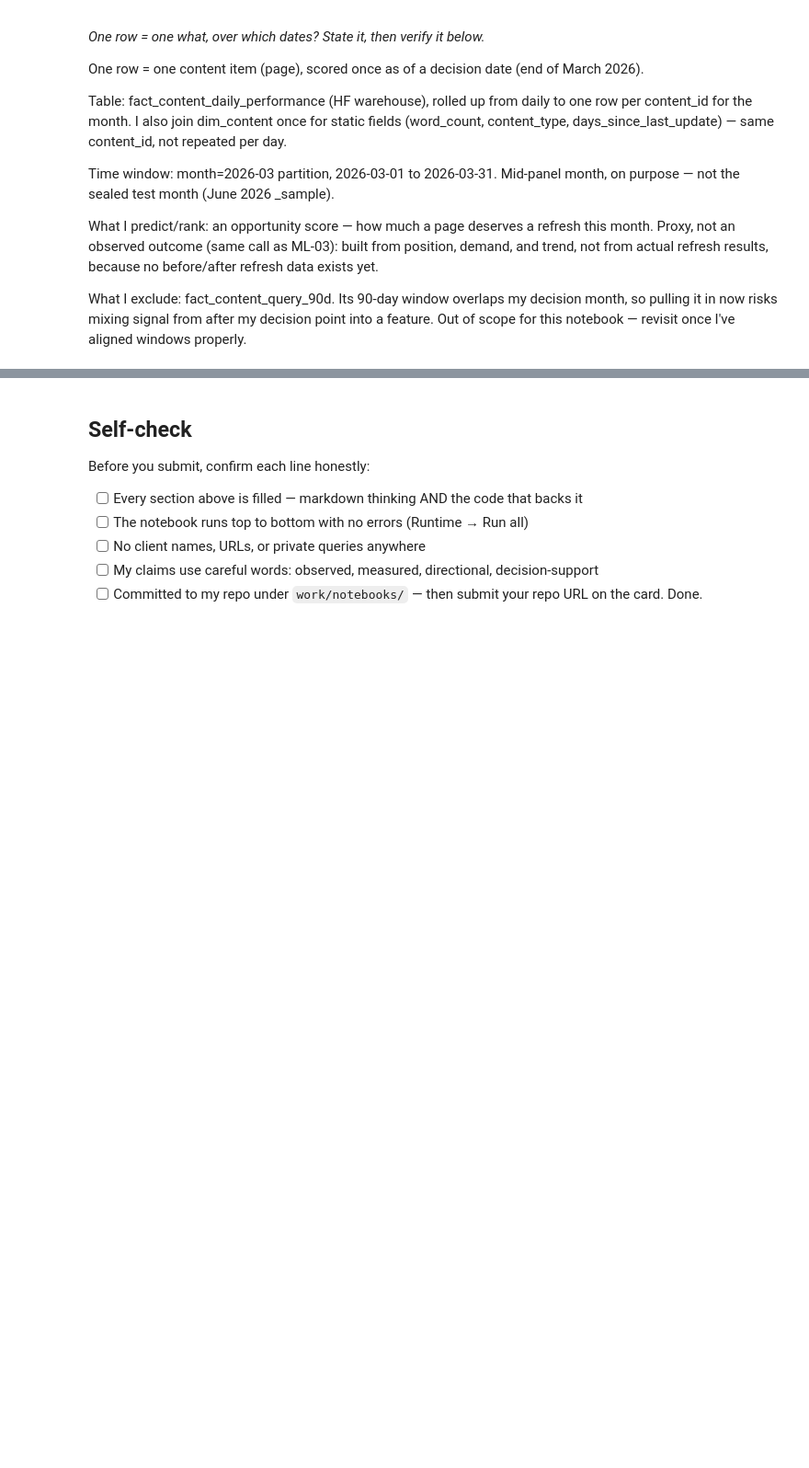
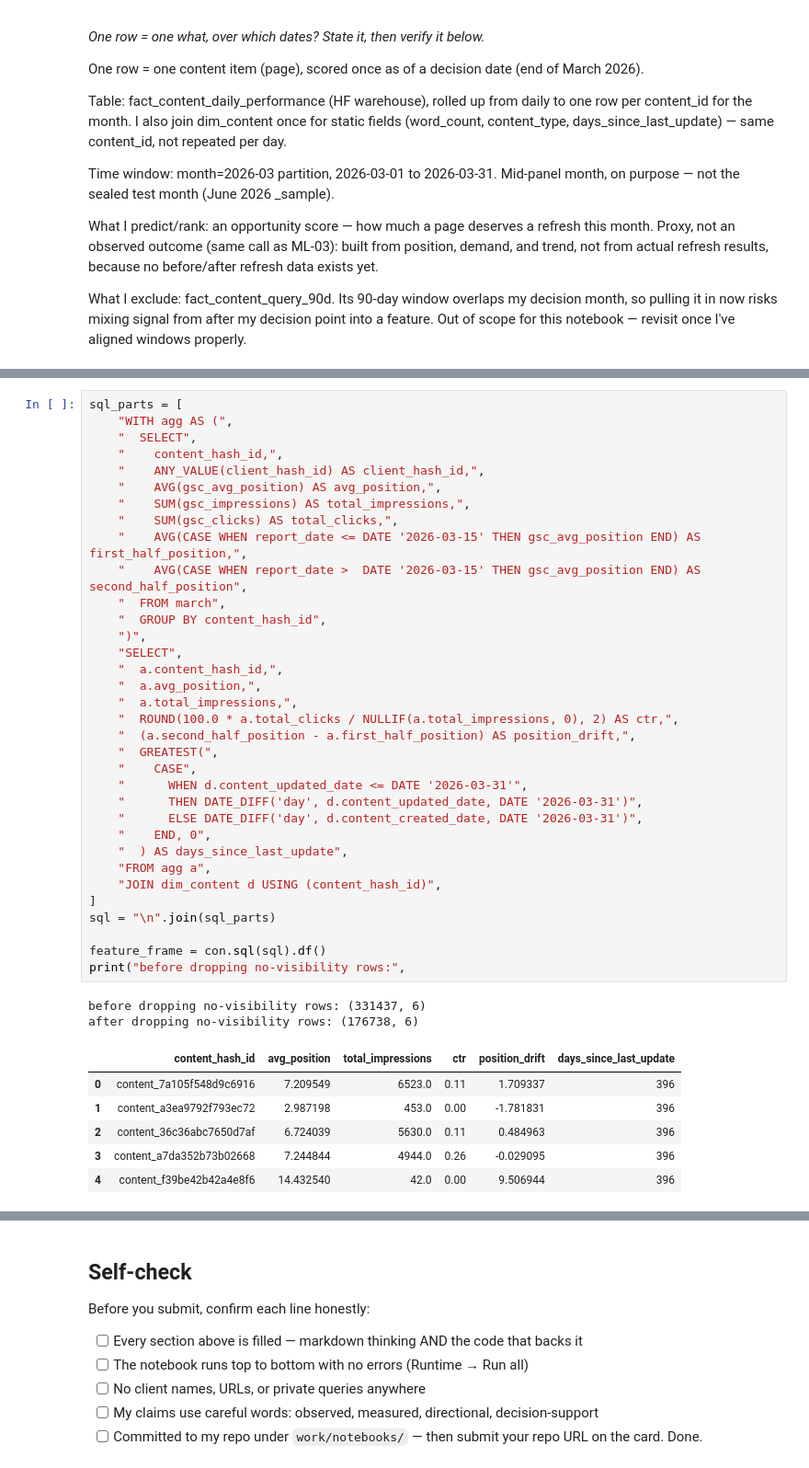
Before and after one commit to zainabkhalid663/Flyrank-ML-Internship, a Jupyter notebook: work/notebooks/w03_data_contract.ipynb, the cells around one changed output, grey strips where cells are left out. Shown at 92% size. Cells and saved outputs as stored; diff of their text form; blank space fills up the shorter version.

```diff
--- a/work/notebooks/w03_data_contract.ipynb
+++ b/work/notebooks/w03_data_contract.ipynb
@@ -76,0 +205,43 @@ fact_files[:3]
+# %%
+sql_parts = [
+    "WITH agg AS (",
+    "  SELECT",
+    "    content_hash_id,",
+    "    ANY_VALUE(client_hash_id) AS client_hash_id,",
+    "    AVG(gsc_avg_position) AS avg_position,",
+    "    SUM(gsc_impressions) AS total_impressions,",
+    "    SUM(gsc_clicks) AS total_clicks,",
+    "    AVG(CASE WHEN report_date <= DATE '2026-03-15' THEN gsc_avg_position END) AS first_half_position,",
+    "    AVG(CASE WHEN report_date >  DATE '2026-03-15' THEN gsc_avg_position END) AS second_half_position",
+    "  FROM march",
+    "  GROUP BY content_hash_id",
+    ")",
+    "SELECT",
+    "  a.content_hash_id,",
+    "  a.avg_position,",
+    "  a.total_impressions,",
+    "  ROUND(100.0 * a.total_clicks / NULLIF(a.total_impressions, 0), 2) AS ctr,",
+    "  (a.second_half_position - a.first_half_position) AS position_drift,",
+    "  GREATEST(",
+    "    CASE",
+    "      WHEN d.content_updated_date <= DATE '2026-03-31'",
+    "      THEN DATE_DIFF('day', d.content_updated_date, DATE '2026-03-31')",
+    "      ELSE DATE_DIFF('day', d.content_created_date, DATE '2026-03-31')",
+    "    END, 0",
+    "  ) AS days_since_last_update",
+    "FROM agg a",
+    "JOIN dim_content d USING (content_hash_id)",
+]
+sql = "\n".join(sql_parts)
+
+feature_frame = con.sql(sql).df()
+print("before dropping no-visibility rows:",
+# %% [output]
+before dropping no-visibility rows: (331437, 6)
+after dropping no-visibility rows: (176738, 6)
+|  | content_hash_id | avg_position | total_impressions | ctr | position_drift | days_since_last_update |
+| 0 | content_7a105f548d9c6916 | 7.209549 | 6523.0 | 0.11 | 1.709337 | 396 |
+| 1 | content_a3ea9792f793ec72 | 2.987198 | 453.0 | 0.00 | -1.781831 | 396 |
+| 2 | content_36c36abc7650d7af | 6.724039 | 5630.0 | 0.11 | 0.484963 | 396 |
+| 3 | content_a7da352b73b02668 | 7.244844 | 4944.0 | 0.26 | -0.029095 | 396 |
+| 4 | content_f39be42b42a4e8f6 | 14.432540 | 42.0 | 0.00 | 9.506944 | 396 |
```
Also changed, not shown: parts of 23 cells of this notebook.
